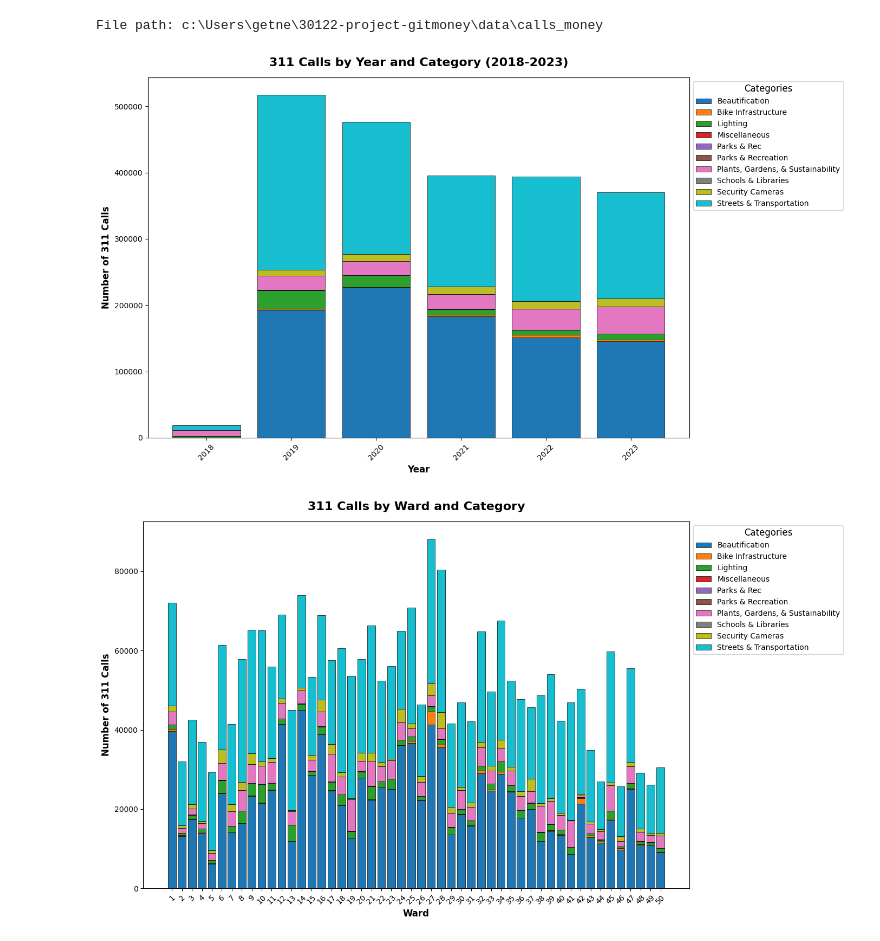
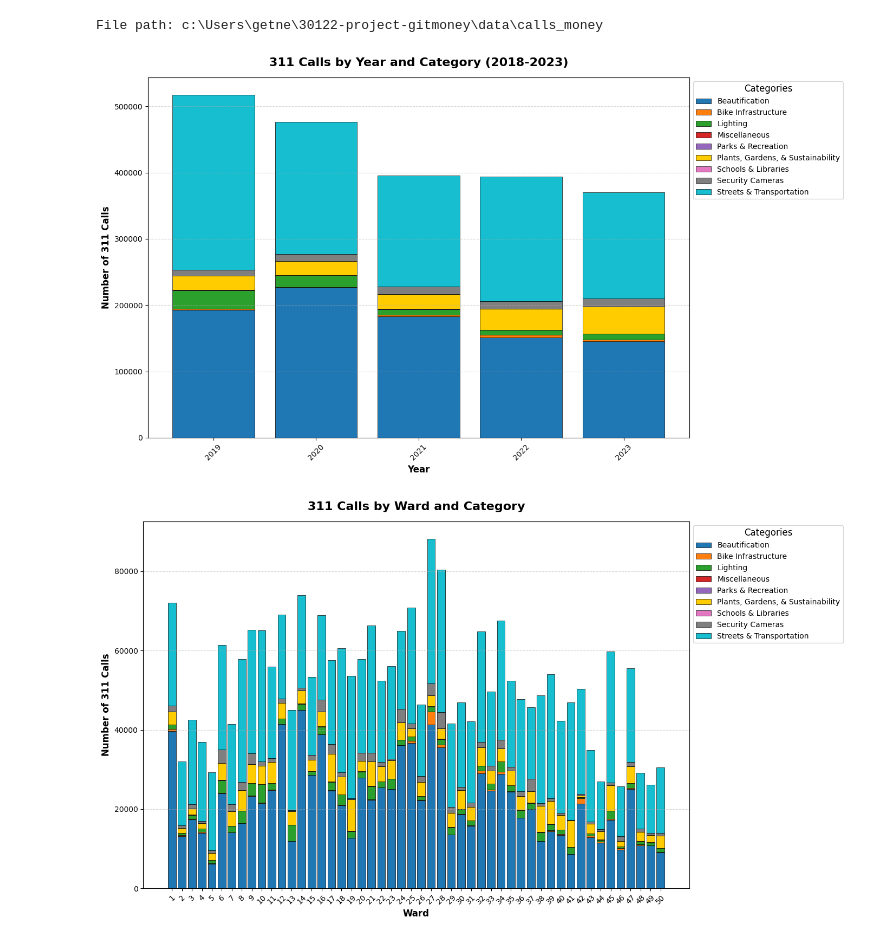
Before and after one commit to uchicago-2025-capp30122/30122-project-gitmoney, a Jupyter notebook: visualizations/test_chart.ipynb, the cells around one changed output. Cells and saved outputs as stored; diff of their text form; code cells hidden in the pictures.

```diff
--- a/visualizations/test_chart.ipynb
+++ b/visualizations/test_chart.ipynb
@@ -1,14 +1,12 @@
 # %%
+# Regular Graphs with matplotib
 import csv
 import pathlib
 import matplotlib.pyplot as plt
 from collections import defaultdict
 
-# Define the path to the CSV file
-current_directory = pathlib.Path.cwd()
-csv_file = current_directory.parent.parent / "30122-project-gitmoney" / "data" / "calls_money"
-
-# Print the file path for verification
+# Define the CSV file path
+csv_file = pathlib.Path.cwd().parent.parent / "30122-project-gitmoney" / "data" / "calls_money"
 print(f"File path: {csv_file}")
 
 def plot_calls_by_year_and_ward(csv_file: pathlib.Path):
@@ -21,71 +19,88 @@ def plot_calls_by_year_and_ward(csv_file: pathlib.Path):
     Returns:
         None (displays four plots)
     """
-    # Load CSV data
-    with open(csv_file, 'r') as f:
-        reader = csv.DictReader(f)
-        data = [{k.strip(): v for k, v in row.items()} for row in reader]
+    # Load CSV data with error handling
+    try:
+        with open(csv_file, 'r', encoding='utf-8') as f:
+            reader = csv.DictReader(f)
+            data = [{k.strip(): float(v) if k in ('calls', 'total_cost') else int(v) if k in ('year', 'ward') else v
+                     for k, v in row.items()} for row in reader]
+    except FileNotFoundError:
+        print(f"Error: File '{csv_file}' not found.")
+        return
 
-    # Aggregate data in a single pass for all four charts
+    # Single-pass aggregation
     calls_by_year = defaultdict(lambda: defaultdict(int))
     calls_by_ward = defaultdict(lambda: defaultdict(int))
     money_by_year = defaultdict(lambda: defaultdict(float))
     money_by_ward = defaultdict(lambda: defaultdict(float))
 
     for entry in data:
-        year = int(entry['year'])
-        ward = int(entry['ward'])
+        year = entry['year']
+        ward = entry['ward']
         category = entry['category']
-        calls = int(entry['calls'])
-        cost = float(entry['total_cost'])
+        calls = entry['calls']
+        cost = entry['total_cost']
 
-        if 2018 <= year <= 2023:
+        if 2019 <= year <= 2023:
             calls_by_year[year][category] += calls
             money_by_year[year][category] += cost
-
         calls_by_ward[ward][category] += calls
         money_by_ward[ward][category] += cost
 
-    # Extract sorted keys once for reuse
+    # Extract sorted keys
     years = sorted(calls_by_year.keys())
     wards = sorted(calls_by_ward.keys())
     categories = sorted(set().union(*[set(calls_by_year[y].keys()) for y in years]))
 
+    # Optimized 10-color palette for effective visualization
+    color_palette = [
+        '#1f77b4',  # Dark Blue
+        '#ff7f0e',  # Bright Orange
+        '#2ca02c',  # Emerald Green
+        '#d62728',  # Crimson Red
+        '#9467bd',  # Deep Purple
+        '#ffcc00',  # Golden Yellow
+        '#e377c2',  # Magenta
+        '#7f7f7f',  # Gray
+        '#17becf',  # Teal
+        '#75701F'   # Olive
+    ]
+    if len(categories) > len(color_palette):
+        print(f"Warning: {len(categories)} categories exceed palette size ({len(color_palette)}). Colors will repeat.")
+    category_colors = {cat: color_palette[i % len(color_palette)] for i, cat in enumerate(categories)}
 
+    # Plotting function with corrected stacking
     def plot_stacked_bars(x_values, data_dict, title, x_label, y_label):
         plt.figure(figsize=(14, 8))
         bottom = [0] * len(x_values)
         for category in categories:
             values = [data_dict[x].get(category, 0) for x in x_values]
-            plt.bar(x_values, values, bottom=bottom, label=category, edgecolor='black', linewidth=0.5)
+            plt.bar(x_values, values, bottom=bottom, label=category, color=category_colors[category],
+                    edgecolor='black', linewidth=0.5)
+            # Why: Corrected 'custom' to 'bottom' for proper stacking
             bottom = [b + v for b, v in zip(bottom, values)]
 
-        # Bold and larger titles/labels
         plt.title(title, fontsize=16, fontweight='bold', pad=15)
         plt.xlabel(x_label, fontsize=12, fontweight='bold')
         plt.ylabel(y_label, fontsize=12, fontweight='bold')
         plt.xticks(x_values, rotation=45, fontsize=10)
         plt.yticks(fontsize=10)
-
-        # Add grid
-        #plt.grid(axis='y', linestyle='--', alpha=0.7)
-
-        # Enhanced legend
+        plt.grid(axis='y', linestyle='--', alpha=0.5)
         plt.legend(title='Categories', title_fontsize=12, fontsize=10, loc='upper left', bbox_to_anchor=(1, 1))
-
         plt.tight_layout()
         plt.show()
 
-    # Plot all four charts with enhanced visualization
+    # Plot all four charts
     plot_stacked_bars(years, calls_by_year, '311 Calls by Year and Category (2018-2023)', 'Year', 'Number of 311 Calls')
     plot_stacked_bars(wards, calls_by_ward, '311 Calls by Ward and Category', 'Ward', 'Number of 311 Calls')
     plot_stacked_bars(years, money_by_year, 'Money Spent by Year and Category (2018-2023)', 'Year', 'Total Money Spent ($)')
     plot_stacked_bars(wards, money_by_ward, 'Money Spent by Ward and Category', 'Ward', 'Total Money Spent ($)')
 
-# Test with real data
+# Run with real data
 if __name__ == "__main__":
     plot_calls_by_year_and_ward(csv_file)
 # %% [output]
 File path: c:\Users\getne\30122-project-gitmoney\data\calls_money
-[figure, old version]
+[figure, new version]
-[figure, old version]
+[figure, new version]
```
Also changed, not shown: parts of 3 cells of this notebook, 2 other files.
